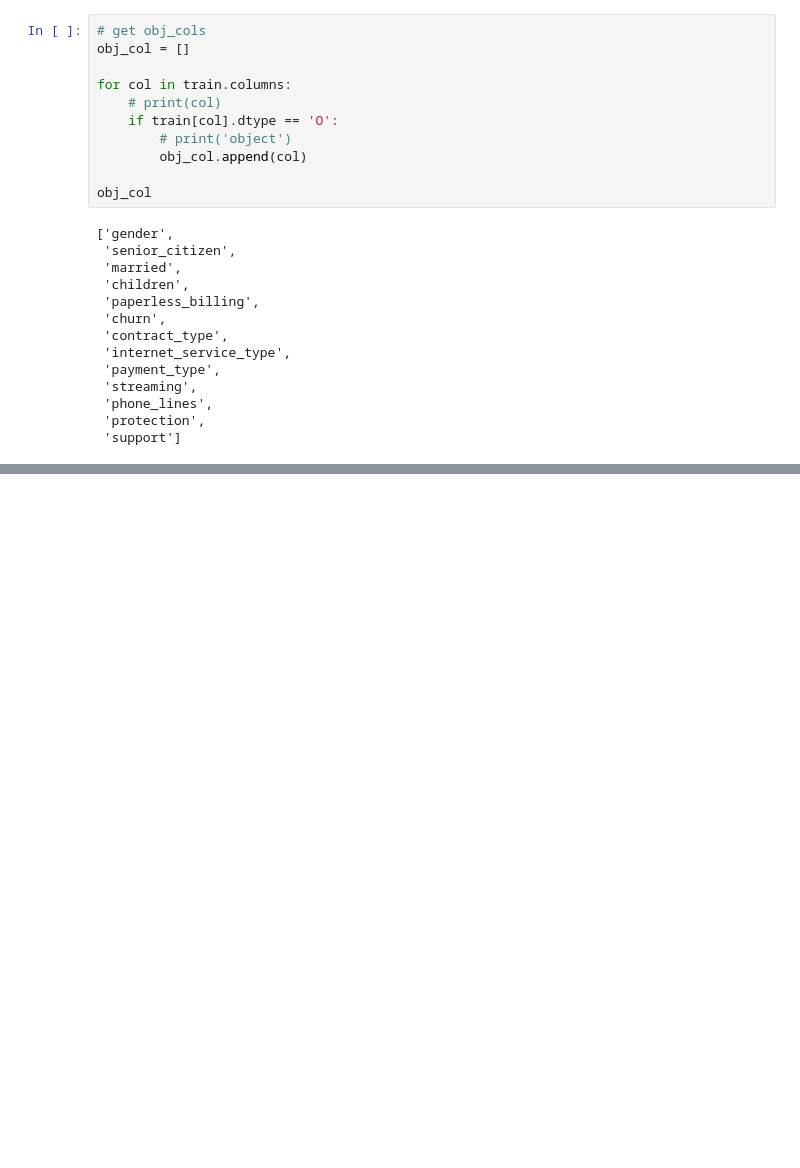
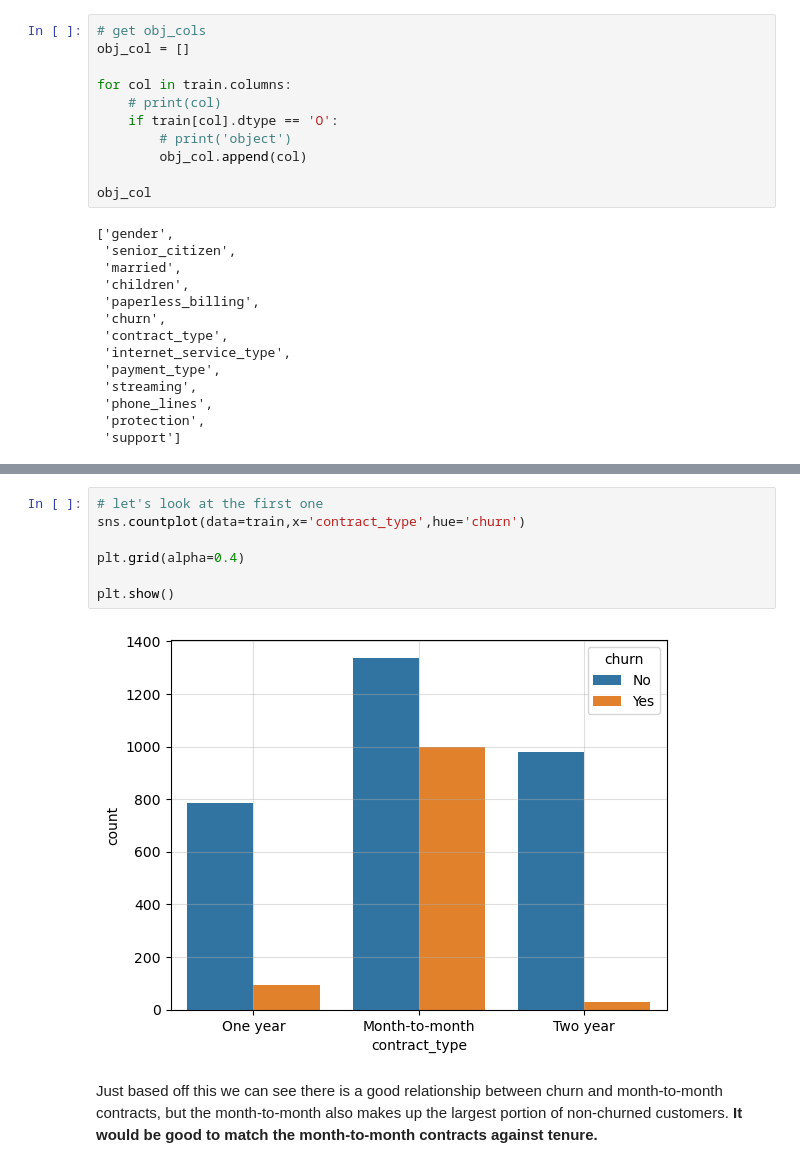
Before and after one commit to Michael-Nelson361/Telco_Report, a Jupyter notebook: exploration.ipynb, the cells around one changed output, grey strips where cells are left out. Drawn from its saved outputs; the diff is of its cells as text; blank space fills up the shorter version.

```diff
--- a/exploration.ipynb
+++ b/exploration.ipynb
@@ -161,0 +274,11 @@ train.
+# %%
+# let's look at the first one
+sns.countplot(data=train,x='contract_type',hue='churn')
+
+plt.grid(alpha=0.4)
+
+plt.show()
+# %% [output]
+[figure, added]
+# %% [markdown]
+Just based off this we can see there is a good relationship between churn and month-to-month contracts, but the month-to-month also makes up the largest portion of non-churned customers. **It would be good to match the month-to-month contracts against tenure.**
```
Also changed, not shown: parts of 70 cells of this notebook.
